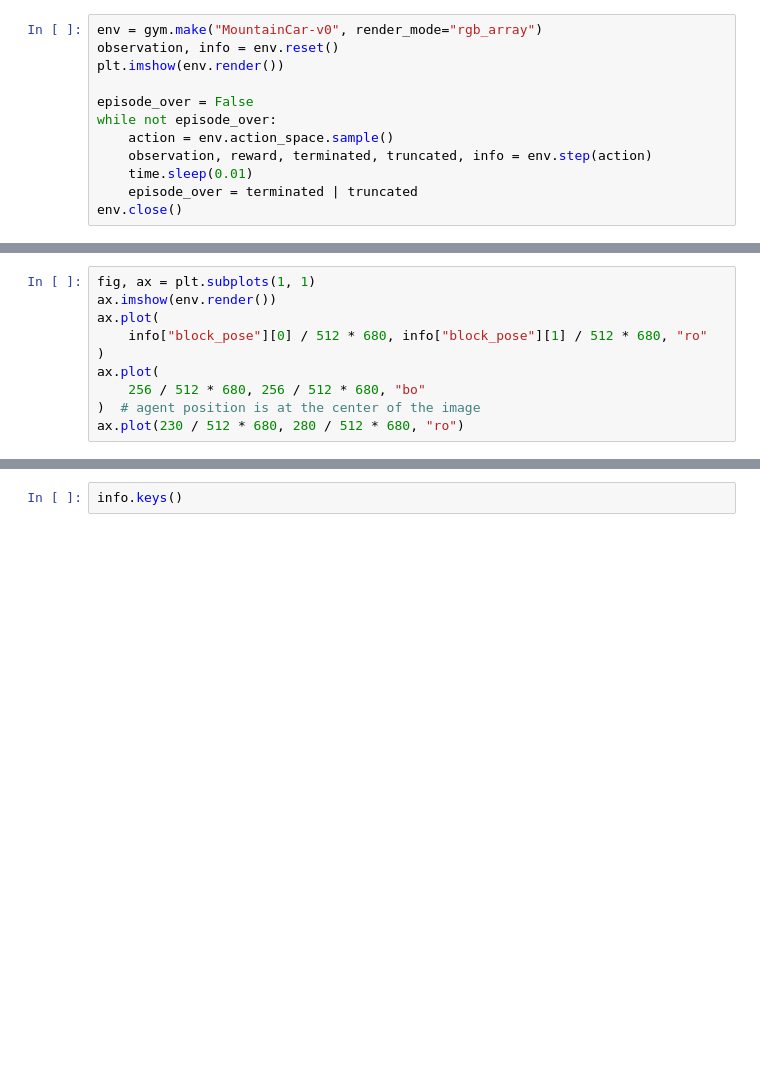
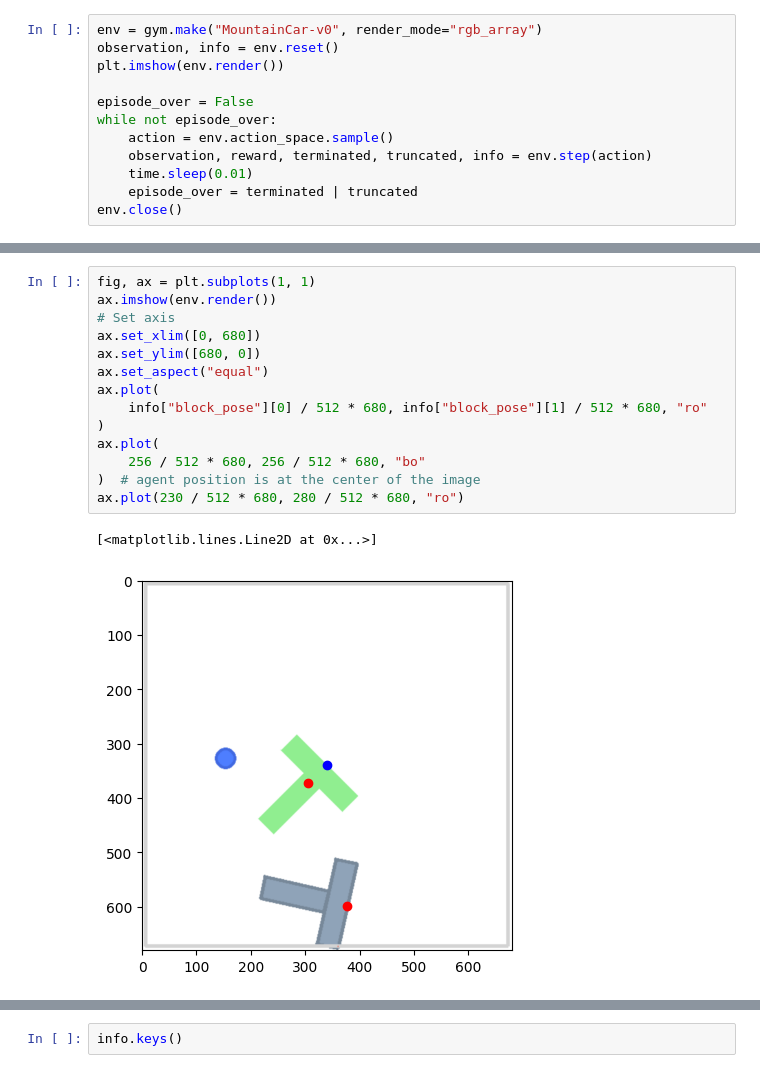
Before and after one commit to HalvardBariller/gcdp, a Jupyter notebook: notebooks/v0.ipynb, the cells around one changed output, grey strips where cells are left out. Cells and saved outputs as stored; diff of their text form; blank space fills up the shorter version.

Commit message:
Visualisation maps

```diff
--- a/notebooks/v0.ipynb
+++ b/notebooks/v0.ipynb
@@ -30,10 +33,17 @@ plt.imshow(env.render())
 # %%
 fig, ax = plt.subplots(1, 1)
 ax.imshow(env.render())
+# Set axis
+ax.set_xlim([0, 680])
+ax.set_ylim([680, 0])
+ax.set_aspect("equal")
 ax.plot(
     info["block_pose"][0] / 512 * 680, info["block_pose"][1] / 512 * 680, "ro"
 )
 ax.plot(
     256 / 512 * 680, 256 / 512 * 680, "bo"
 )  # agent position is at the center of the image
 ax.plot(230 / 512 * 680, 280 / 512 * 680, "ro")
+# %% [output]
+[<matplotlib.lines.Line2D at 0x...>]
+[figure, added]
```
Also changed, not shown: parts of 6 cells of this notebook, 7 other files.
